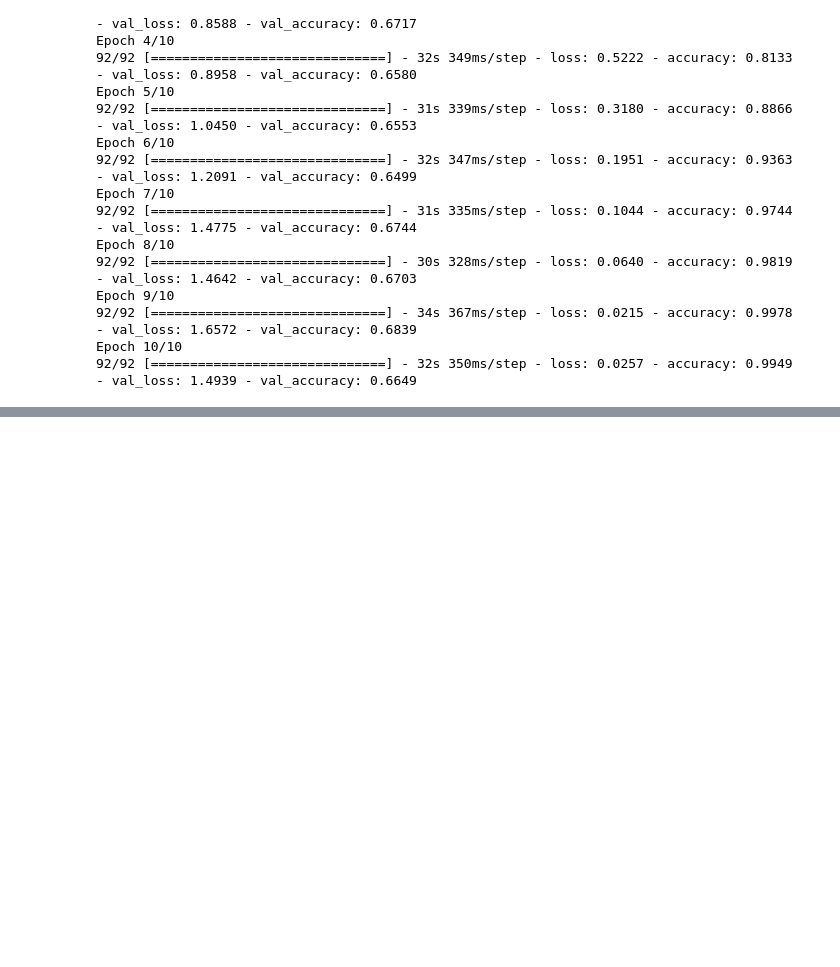
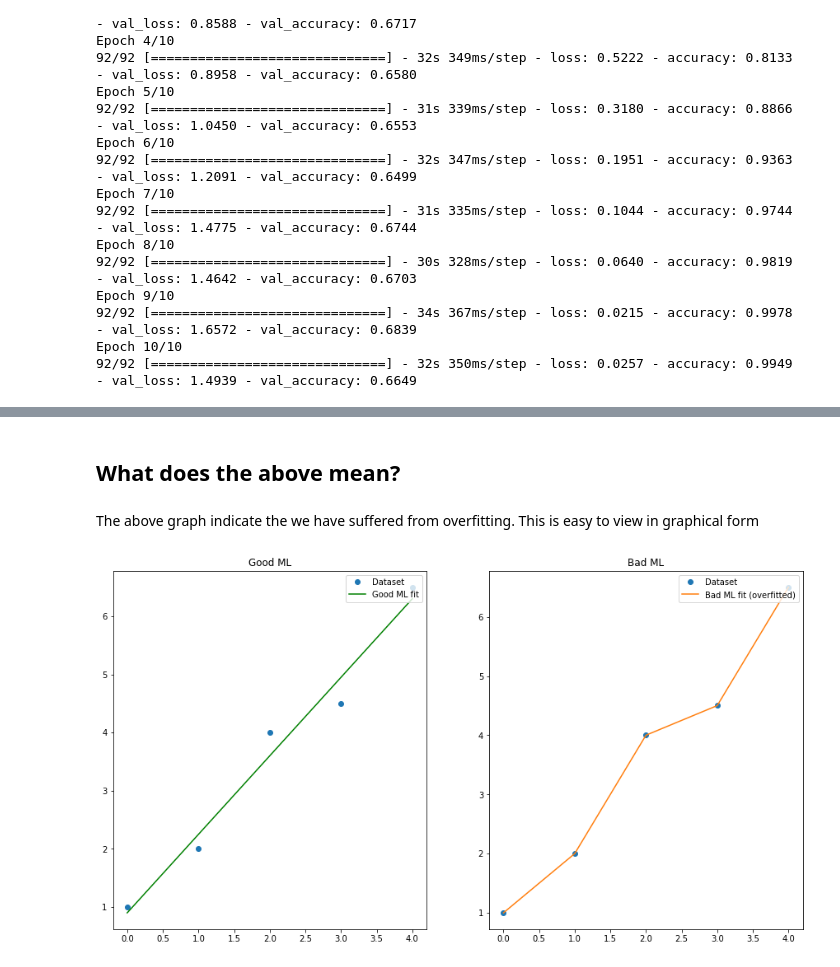
Before and after one commit to jbevan4/animal-predictor, a Jupyter notebook: animal-predictor.ipynb, the cells around one changed output, grey strips where cells are left out. Cells and saved outputs as stored; diff of their text form; code cells hidden in the pictures; blank space fills up the shorter version.

```diff
--- a/animal-predictor.ipynb
+++ b/animal-predictor.ipynb
@@ -187,0 +214,23 @@ Epoch 10/10
+# %% [markdown]
+## What does the above mean?
+# %% [markdown]
+The above graph indicate the we have suffered from overfitting. This is easy to view in graphical form
+# %%
+plt.figure(figsize=(15, 8))
+x, y = range(5), [1, 2, 4, 4.5, 6.5]
+m, b = np.polyfit(x, y, 1)
+mx_plus_b = [m * i + b for i in x]
+plt.subplot(1, 2, 1)
+plt.plot(x, y, label='Dataset', marker='o', linestyle= "")
+plt.plot(x, mx_plus_b, label='Good ML fit', color='green', )
+plt.legend(loc='upper right')
+plt.title('Good ML')
+
+plt.subplot(1, 2, 2)
+plt.plot(x, y, label='Dataset', marker='o', linestyle= "")
+plt.plot(x, y, label='Bad ML fit (overfitted)')
+plt.legend(loc='upper right')
+plt.title('Bad ML')
+plt.show()
+# %% [output]
+[figure, added]
```
Also changed, not shown: parts of 10 cells of this notebook.
